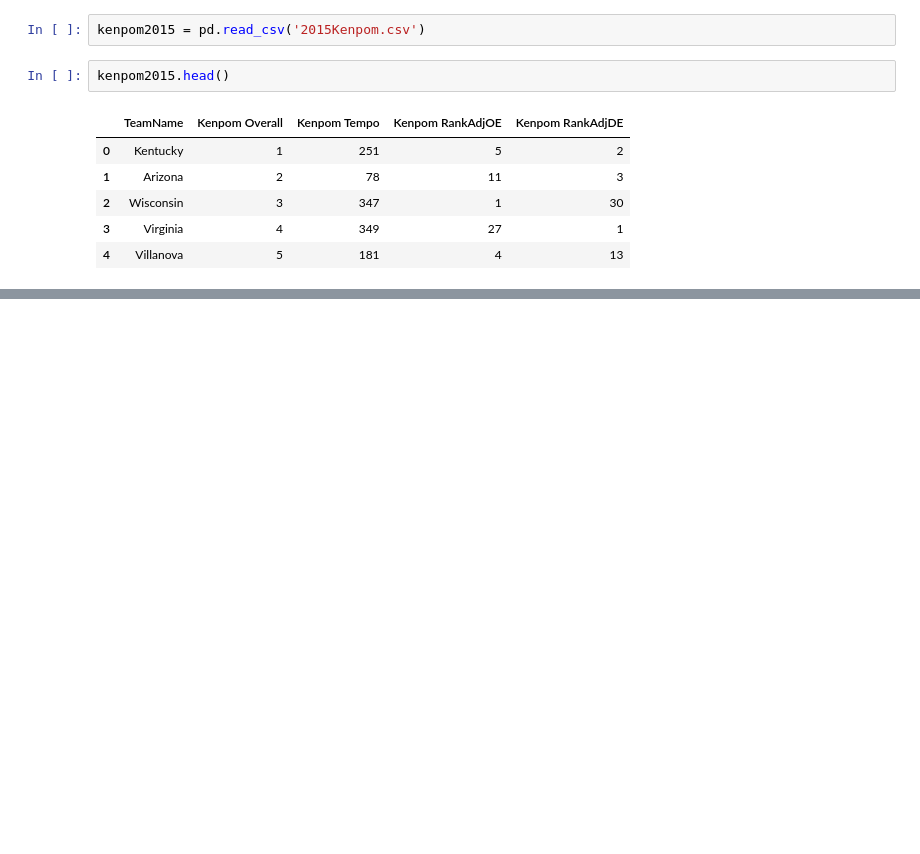
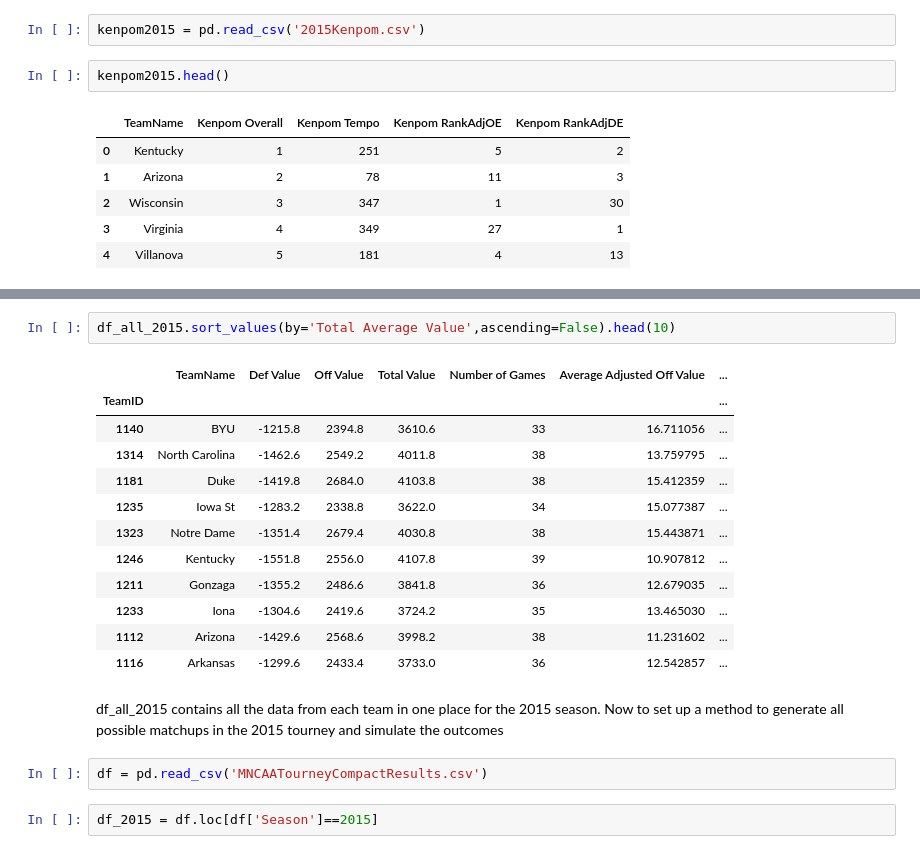
Before and after one commit to PeckJackson/kaggleProjects, a Jupyter notebook: NCAA Mens 2020/data/Untitled.ipynb, the cells around one changed output, grey strips where cells are left out. Drawn from its saved outputs; the diff is of its cells as text; blank space fills up the shorter version.

```diff
--- a/NCAA Mens 2020/data/Untitled.ipynb
+++ b/NCAA Mens 2020/data/Untitled.ipynb
@@ -606,0 +639,21 @@ a = {}
+# %%
+df_all_2015.sort_values(by='Total Average Value',ascending=False).head(10)
+# %% [output]
+|  | TeamName | Def Value | Off Value | Total Value | Number of Games | Average Adjusted Off Value | ... |
+| TeamID |  |  |  |  |  |  | ... |
+| 1140 | BYU | -1215.8 | 2394.8 | 3610.6 | 33 | 16.711056 | ... |
+| 1314 | North Carolina | -1462.6 | 2549.2 | 4011.8 | 38 | 13.759795 | ... |
+| 1181 | Duke | -1419.8 | 2684.0 | 4103.8 | 38 | 15.412359 | ... |
+| 1235 | Iowa St | -1283.2 | 2338.8 | 3622.0 | 34 | 15.077387 | ... |
+| 1323 | Notre Dame | -1351.4 | 2679.4 | 4030.8 | 38 | 15.443871 | ... |
+| 1246 | Kentucky | -1551.8 | 2556.0 | 4107.8 | 39 | 10.907812 | ... |
+| 1211 | Gonzaga | -1355.2 | 2486.6 | 3841.8 | 36 | 12.679035 | ... |
+| 1233 | Iona | -1304.6 | 2419.6 | 3724.2 | 35 | 13.465030 | ... |
+| 1112 | Arizona | -1429.6 | 2568.6 | 3998.2 | 38 | 11.231602 | ... |
+| 1116 | Arkansas | -1299.6 | 2433.4 | 3733.0 | 36 | 12.542857 | ... |
+# %% [markdown]
+df_all_2015 contains all the data from each team in one place for the 2015 season. Now to set up a method to generate all possible matchups in the 2015 tourney and simulate the outcomes
+# %%
+df = pd.read_csv('MNCAATourneyCompactResults.csv')
+# %%
+df_2015 = df.loc[df['Season']==2015]
```
Also changed, not shown: parts of 26 cells of this notebook, 1 other file.
